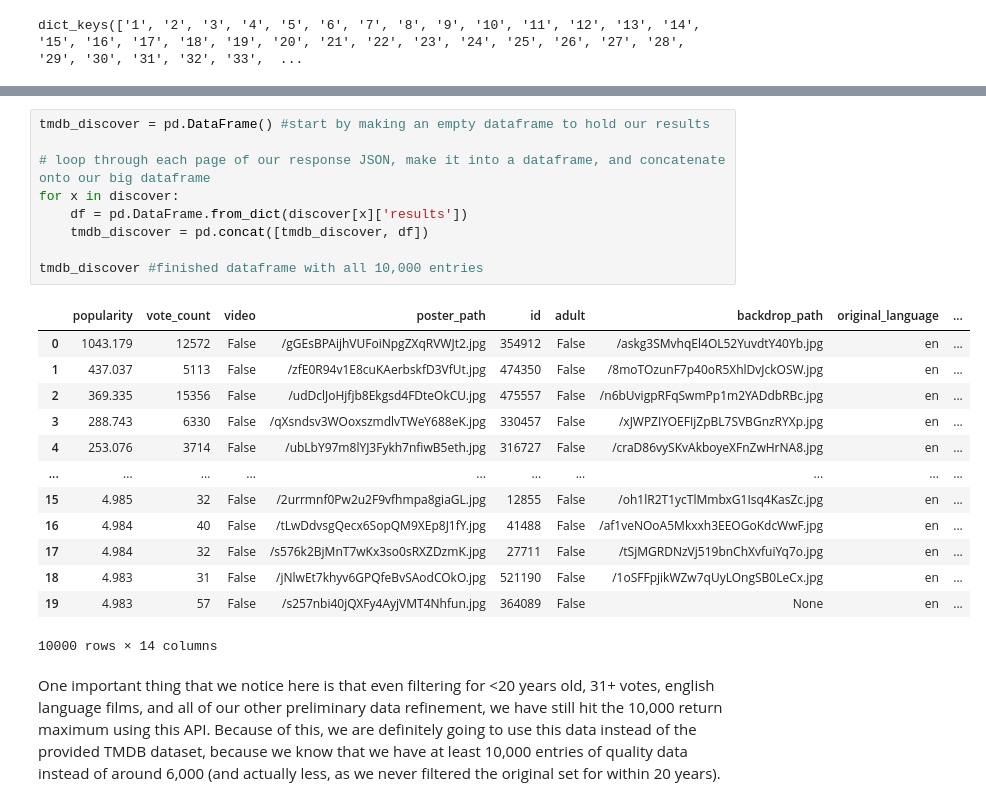
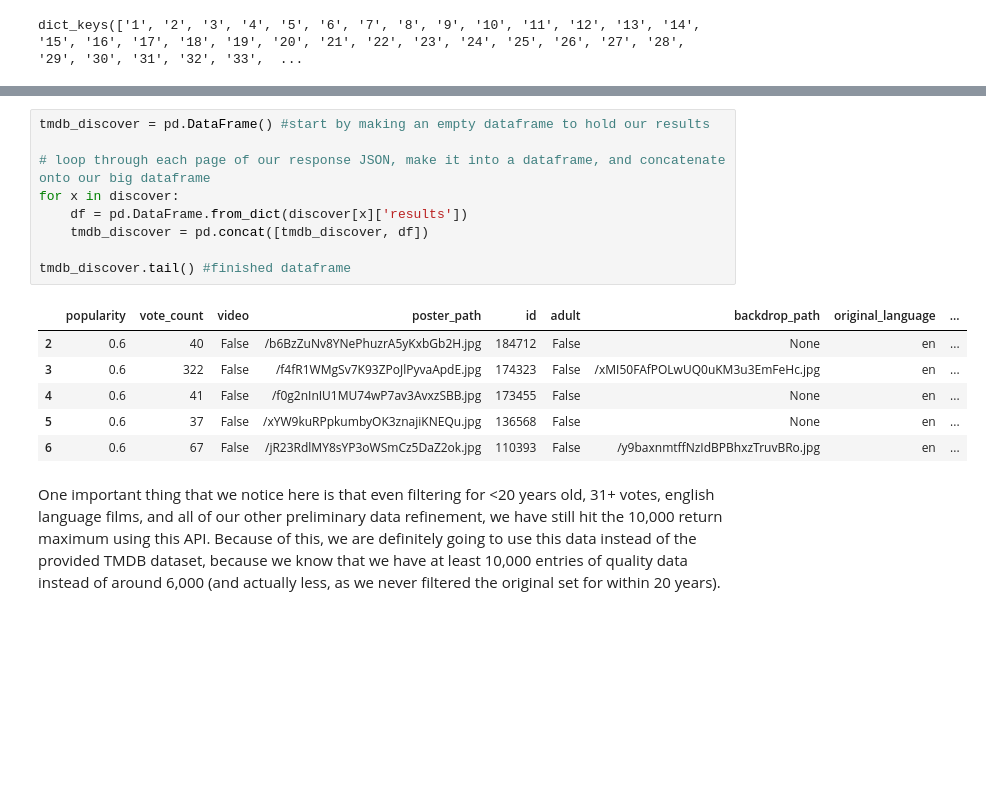
Before and after one commit to threnjen/dsc-mod-1-project-v2-1-online-ds-sp-000, a Jupyter notebook: student.ipynb, the cells around one changed output, grey strips where cells are left out. Cells and saved outputs as stored; diff of their text form; blank space fills up the shorter version.

Commit message:
Wrote and deployed web scraper for BOM data. Finished and deployed API caller for TMDB data. More cleanup and work on primary notebook.

```diff
--- a/student.ipynb
+++ b/student.ipynb
@@ -471,25 +523,18 @@ discover['1']['results']
 # %%
 tmdb_discover = pd.DataFrame() #start by making an empty dataframe to hold our results
 
 # loop through each page of our response JSON, make it into a dataframe, and concatenate onto our big dataframe
 for x in discover:
     df = pd.DataFrame.from_dict(discover[x]['results'])
     tmdb_discover = pd.concat([tmdb_discover, df])
 
-tmdb_discover #finished dataframe with all 10,000 entries
+tmdb_discover.tail() #finished dataframe
 # %% [output]
 |  | popularity | vote_count | video | poster_path | id | adult | backdrop_path | original_language | ... |
-| 0 | 1043.179 | 12572 | False | /gGEsBPAijhVUFoiNpgZXqRVWJt2.jpg | 354912 | False | /askg3SMvhqEl4OL52YuvdtY40Yb.jpg | en | ... |
-| 1 | 437.037 | 5113 | False | /zfE0R94v1E8cuKAerbskfD3VfUt.jpg | 474350 | False | /8moTOzunF7p40oR5XhlDvJckOSW.jpg | en | ... |
-| 2 | 369.335 | 15356 | False | /udDclJoHjfjb8Ekgsd4FDteOkCU.jpg | 475557 | False | /n6bUvigpRFqSwmPp1m2YADdbRBc.jpg | en | ... |
-| 3 | 288.743 | 6330 | False | /qXsndsv3WOoxszmdlvTWeY688eK.jpg | 330457 | False | /xJWPZIYOEFIjZpBL7SVBGnzRYXp.jpg | en | ... |
-| 4 | 253.076 | 3714 | False | /ubLbY97m8lYJ3Fykh7nfiwB5eth.jpg | 316727 | False | /craD86vySKvAkboyeXFnZwHrNA8.jpg | en | ... |
-| ... | ... | ... | ... | ... | ... | ... | ... | ... | ... |
-| 15 | 4.985 | 32 | False | /2urrmnf0Pw2u2F9vfhmpa8giaGL.jpg | 12855 | False | /oh1lR2T1ycTlMmbxG1Isq4KasZc.jpg | en | ... |
-| 16 | 4.984 | 40 | False | /tLwDdvsgQecx6SopQM9XEp8J1fY.jpg | 41488 | False | /af1veNOoA5Mkxxh3EEOGoKdcWwF.jpg | en | ... |
-| 17 | 4.984 | 32 | False | /s576k2BjMnT7wKx3so0sRXZDzmK.jpg | 27711 | False | /tSjMGRDNzVj519bnChXvfuiYq7o.jpg | en | ... |
-| 18 | 4.983 | 31 | False | /jNlwEt7khyv6GPQfeBvSAodCOkO.jpg | 521190 | False | /1oSFFpjikWZw7qUyLOngSB0LeCx.jpg | en | ... |
-| 19 | 4.983 | 57 | False | /s257nbi40jQXFy4AyjVMT4Nhfun.jpg | 364089 | False | None | en | ... |
+| 2 | 0.6 | 40 | False | /b6BzZuNv8YNePhuzrA5yKxbGb2H.jpg | 184712 | False | None | en | ... |
+| 3 | 0.6 | 322 | False | /f4fR1WMgSv7K93ZPoJlPyvaApdE.jpg | 174323 | False | /xMI50FAfPOLwUQ0uKM3u3EmFeHc.jpg | en | ... |
+| 4 | 0.6 | 41 | False | /f0g2nInIU1MU74wP7av3AvxzSBB.jpg | 173455 | False | None | en | ... |
+| 5 | 0.6 | 37 | False | /xYW9kuRPpkumbyOK3znajiKNEQu.jpg | 136568 | False | None | en | ... |
+| 6 | 0.6 | 67 | False | /jR23RdlMY8sYP3oWSmCz5DaZ2ok.jpg | 110393 | False | /y9baxnmtffNzIdBPBhxzTruvBRo.jpg | en | ... |
-10000 rows × 14 columns
 # %% [markdown]
 One important thing that we notice here is that even filtering for <20 years old, 31+ votes, english language films, and all of our other preliminary data refinement, we have still hit the 10,000 return maximum using this API. Because of this, we are definitely going to use this data instead of the provided TMDB dataset, because we know that we have at least 10,000 entries of quality data instead of around 6,000 (and actually less, as we never filtered the original set for within 20 years).
```
Also changed, not shown: parts of 197 cells of this notebook, 6 other files.
